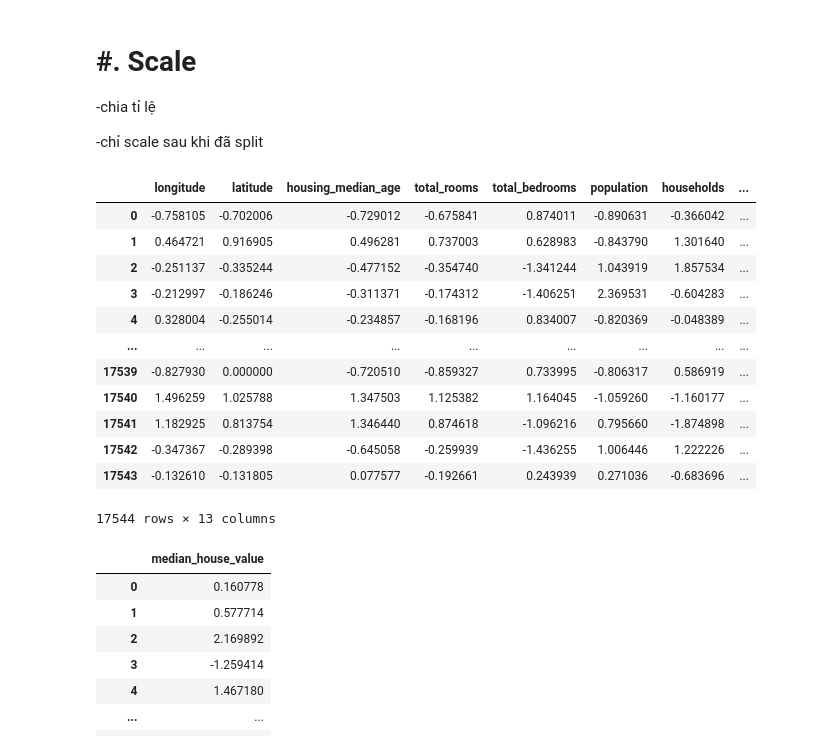
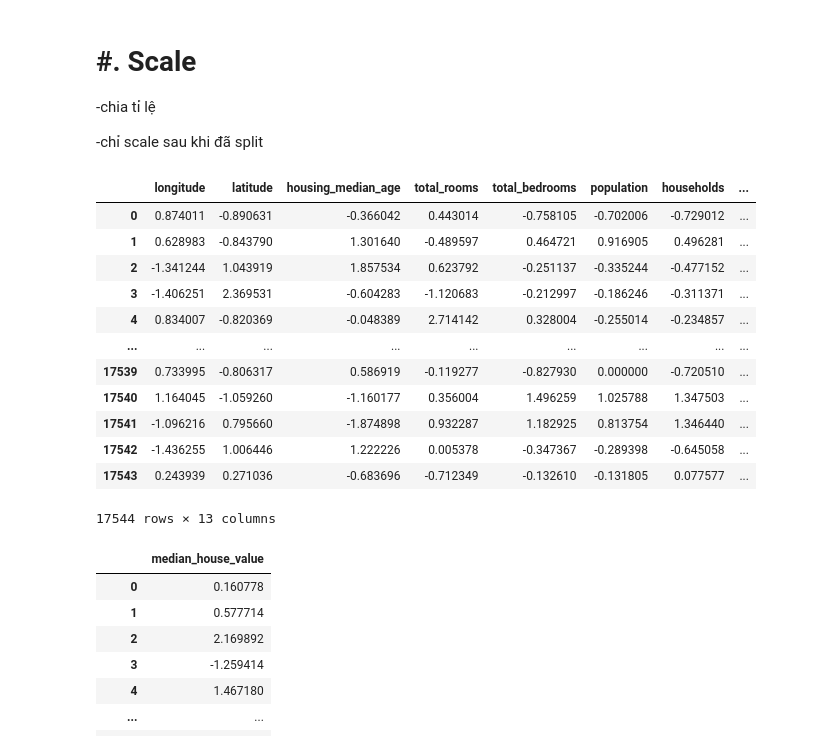
Before and after one commit to ldc902/predicting-house-prices, a Jupyter notebook: train_model.ipynb, the cells around one changed output. Saved outputs shown, nothing was run; the diff lists cells and outputs as text; code cells hidden in the pictures.

```diff
--- a/train_model.ipynb
+++ b/train_model.ipynb
@@ -173,21 +171,21 @@ dtype: int64
 # %%
 ocp_onehot_encoder = OneHotEncoder(sparse_output=False) # encode nhị phân
 
-ocp_encoded = ocp_onehot_encoder.fit_transform(ds[['ocean_proximity']]) # fit và transform
+X_ocp = ocp_onehot_encoder.fit_transform(ds[['ocean_proximity']]) # fit và transform
 
-type(ocp_encoded)
+type(X_ocp)
 # %% [output]
 numpy.ndarray
 # %%
-df_ocp_encoded = pd.DataFrame(
-    ocp_encoded,
+X_ocp = pd.DataFrame(
+    X_ocp,
     columns = ocp_onehot_encoder.get_feature_names_out(
         ['ocean_proximity']
     ),
     index = ds.index
 )
 
-ds = pd.concat([ds.drop('ocean_proximity', axis=1), df_ocp_encoded], axis=1) # nối dataframe
+ds = pd.concat([ds.drop('ocean_proximity', axis=1), X_ocp], axis=1) # nối dataframe
 
 ds.head(10)
 # %% [output]
@@ -283,11 +285,18 @@ Y_test = Y_test.reset_index(drop=True)
 
 -chỉ scale sau khi đã split
 # %%
-ocp_names = ["ocean_proximity_<1h ocean", "ocean_proximity_inland", "ocean_proximity_island", "ocean_proximity_near bay", "ocean_proximity_near ocean"]
+ocp_col_names = ocp_onehot_encoder.get_feature_names_out(['ocean_proximity'])
 
-ocp_cols_train = X_train[ocp_names]
-ocp_cols_val = X_val[ocp_names]
-ocp_cols_test = X_test[ocp_names]
+ocp_cols_train = X_train[ocp_col_names]
+ocp_cols_val = X_val[ocp_col_names]
+ocp_cols_test = X_test[ocp_col_names]
+
+normal_col_names = [
+    "longitude",
+    "latitude",
+    "housing_median_age",
+    "median_income"
+]
 
 skew_col_names = [
     "total_rooms",
@@ -296,87 +305,69 @@ skew_col_names = [
     "households"
 ]
 
-normal_col_names = [
-    "longitude",
-    "latitude",
-    "housing_median_age",
-    "median_income"
-]
-
+X_standard_scaler = StandardScaler()
 X_robust_scaler = RobustScaler()
-X_standard_scaler = StandardScaler()
 Y_standard_scaler = StandardScaler()
 
 data_preprocessor = ColumnTransformer([
-    ("robust", X_robust_scaler, [
-        "total_rooms",
-        "total_bedrooms",
-        "population",
-        "households"
-    ]),
-
-    ("standard", X_standard_scaler, [
-        "longitude",
-        "latitude",
-        "housing_median_age",
-        "median_income"
-    ])
+    ("standard", X_standard_scaler, normal_col_names),
+    ("robust", X_robust_scaler, skew_col_names),
 ])
 
-X_train = pd.DataFrame(
-    data_preprocessor.fit_transform(X_train),  # fit và transform
-    columns=X_train.drop(columns=ocp_names).columns,
+X_train_cols_rest = pd.DataFrame(     # DataFrame (-1, 8)
+    data_preprocessor.fit_transform(X_train.drop(columns=ocp_col_names)),  # fit và transform
+    columns=X_train.drop(columns=ocp_col_names).columns,
     index=X_train.index
 )
 
-X_val = pd.DataFrame(
-    data_preprocessor.transform(X_val),  # transform
-    columns=X_val.drop(columns=ocp_names).columns,
+X_val_cols_rest = pd.DataFrame(
+    data_preprocessor.transform(X_val.drop(columns=ocp_col_names)),  # transform
+    columns=X_val.drop(columns=ocp_col_names).columns,
     index=X_val.index
 )
 
-X_test = pd.DataFrame(
-    data_preprocessor.transform(X_test),  # transform
-    columns=X_test.drop(columns=ocp_names).columns,
+X_test_cols_rest = pd.DataFrame(
+    data_preprocessor.transform(X_test.drop(columns=ocp_col_names)),
+    columns=X_test.drop(columns=ocp_col_names).columns,
     index=X_test.index
 )
 
-X_train = pd.concat([X_train, ocp_cols_train], axis=1) # DataFrame (-1, 13)
-X_val = pd.concat([X_val, ocp_cols_val], axis=1)
-X_test = pd.concat([X_test, ocp_cols_test], axis=1)
+X_train = pd.concat([X_train_cols_rest, ocp_cols_train], axis=1) # DataFrame (-1, 13)
+X_val = pd.concat([X_val_cols_rest, ocp_cols_val], axis=1)
+X_test = pd.concat([X_test_cols_rest, ocp_cols_test], axis=1)
 
 Y_train = pd.DataFrame(
     Y_standard_scaler.fit_transform(Y_train),
     columns=Y_train.columns,
     index=Y_train.index
 )
 
 Y_val = pd.DataFrame(
     Y_standard_scaler.transform(Y_val),
     columns=Y_val.columns,
     index=Y_val.index
 )
 
 Y_test = pd.DataFrame(
     Y_standard_scaler.transform(Y_test),
     columns=Y_test.columns,
     index=Y_test.index
 )
 
 X_train
 # %% [output]
 |  | longitude | latitude | housing_median_age | total_rooms | total_bedrooms | population | households | ... |
-| 0 | -0.758105 | -0.702006 | -0.729012 | -0.675841 | 0.874011 | -0.890631 | -0.366042 | ... |
-| 1 | 0.464721 | 0.916905 | 0.496281 | 0.737003 | 0.628983 | -0.843790 | 1.301640 | ... |
-| 2 | -0.251137 | -0.335244 | -0.477152 | -0.354740 | -1.341244 | 1.043919 | 1.857534 | ... |
-| 3 | -0.212997 | -0.186246 | -0.311371 | -0.174312 | -1.406251 | 2.369531 | -0.604283 | ... |
-| 4 | 0.328004 | -0.255014 | -0.234857 | -0.168196 | 0.834007 | -0.820369 | -0.048389 | ... |
+| 0 | 0.874011 | -0.890631 | -0.366042 | 0.443014 | -0.758105 | -0.702006 | -0.729012 | ... |
+| 1 | 0.628983 | -0.843790 | 1.301640 | -0.489597 | 0.464721 | 0.916905 | 0.496281 | ... |
+| 2 | -1.341244 | 1.043919 | 1.857534 | 0.623792 | -0.251137 | -0.335244 | -0.477152 | ... |
+| 3 | -1.406251 | 2.369531 | -0.604283 | -1.120683 | -0.212997 | -0.186246 | -0.311371 | ... |
+| 4 | 0.834007 | -0.820369 | -0.048389 | 2.714142 | 0.328004 | -0.255014 | -0.234857 | ... |
 | ... | ... | ... | ... | ... | ... | ... | ... | ... |
-| 17539 | -0.827930 | 0.000000 | -0.720510 | -0.859327 | 0.733995 | -0.806317 | 0.586919 | ... |
-| 17540 | 1.496259 | 1.025788 | 1.347503 | 1.125382 | 1.164045 | -1.059260 | -1.160177 | ... |
-| 17541 | 1.182925 | 0.813754 | 1.346440 | 0.874618 | -1.096216 | 0.795660 | -1.874898 | ... |
-| 17542 | -0.347367 | -0.289398 | -0.645058 | -0.259939 | -1.436255 | 1.006446 | 1.222226 | ... |
-| 17543 | -0.132610 | -0.131805 | 0.077577 | -0.192661 | 0.243939 | 0.271036 | -0.683696 | ... |
+| 17539 | 0.733995 | -0.806317 | 0.586919 | -0.119277 | -0.827930 | 0.000000 | -0.720510 | ... |
+| 17540 | 1.164045 | -1.059260 | -1.160177 | 0.356004 | 1.496259 | 1.025788 | 1.347503 | ... |
+| 17541 | -1.096216 | 0.795660 | -1.874898 | 0.932287 | 1.182925 | 0.813754 | 1.346440 | ... |
+| 17542 | -1.436255 | 1.006446 | 1.222226 | 0.005378 | -0.347367 | -0.289398 | -0.645058 | ... |
+| 17543 | 0.243939 | 0.271036 | -0.683696 | -0.712349 | -0.132610 | -0.131805 | 0.077577 | ... |
 17544 rows × 13 columns
 # %%
 Y_train
```
Also changed, not shown: parts of 9 cells of this notebook, 9 other files.
